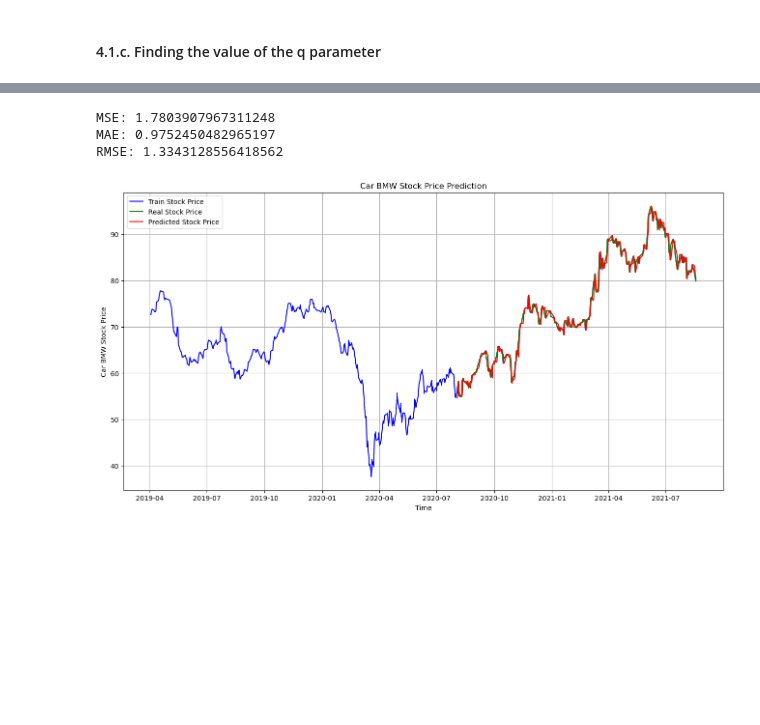
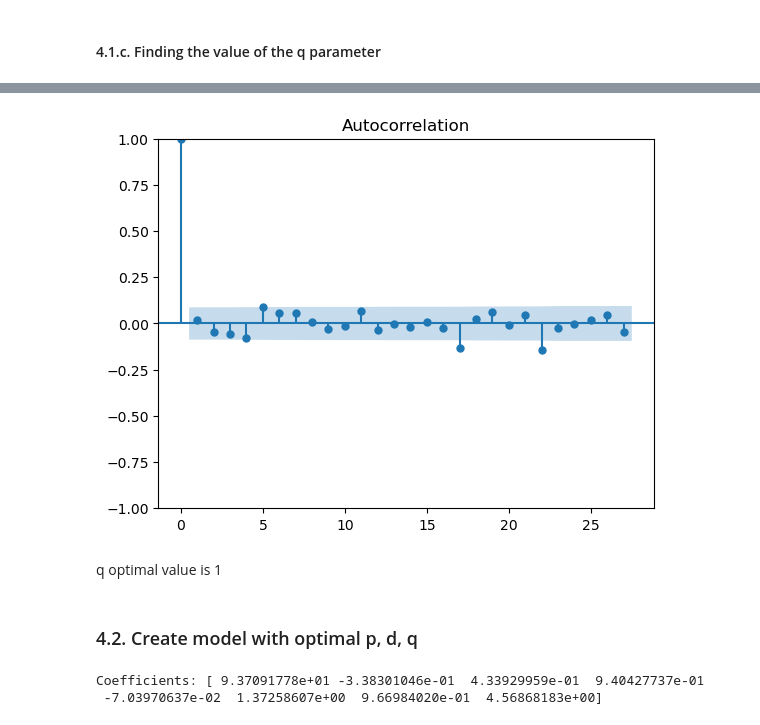
Before and after one commit to clee74/AI_Class, a Jupyter notebook: P1_Supervised/S2_Regression/Demonstration/Demo_2_ARMovingAverage.ipynb, the cells around one changed output, grey strips where cells are left out. Cells and saved outputs as stored; diff of their text form; code cells hidden in the pictures; blank space fills up the shorter version.

Commit message:
Update for ARIMA

```diff
--- a/P1_Supervised/S2_Regression/Demonstration/Demo_2_ARMovingAverage.ipynb
+++ b/P1_Supervised/S2_Regression/Demonstration/Demo_2_ARMovingAverage.ipynb
@@ -742,30 +416,8 @@ for i in range(1, len(y)):
-# %%
-from sklearn.metrics import mean_squared_error, mean_absolute_error
-import math
-import numpy as np
-# report performance
-mse = mean_squared_error(np.array(y), np.array(predictions))
-print('MSE: '+str(mse))
-mae = mean_absolute_error(np.array(y),np.array( predictions))
-print('MAE: '+str(mae))
-rmse = math.sqrt(mean_squared_error(np.array(y), np.array(predictions)))
-print('RMSE: '+str(rmse))
-# %% [output]
-MSE: 1.7803907967311248
-MAE: 0.9752450482965197
-RMSE: 1.3343128556418562
-# %%
-import matplotlib.pyplot as plt
-plt.figure(figsize=(16,8))
-plt.plot(df_BMW.index[-600:], df_BMW['Close'].tail(600), color='blue', label = 'Train Stock Price')
-plt.plot(test_data.index, y, color = 'green', label = 'Real Stock Price')
-plt.plot(test_data.index, predictions, color = 'red', label = 'Predicted Stock Price')
-plt.title('Car BMW Stock Price Prediction')
-plt.xlabel('Time')
-plt.ylabel('Car BMW Stock Price')
-plt.legend()
-plt.grid(True)
-plt.savefig('arima_model.pdf')
-plt.show()
-# %% [output]
-[figure, removed]
+# %%
+fig = plot_acf(df_TSM['Close'].diff().dropna())
+# %% [output]
+[figure, added]
+# %% [markdown]
+q optimal value is 1
+# %% [markdown]
+### 4.2. Create model with optimal p, d, q
@@ -771,0 +431,6 @@ plt.show()
+# %%
+# Obtain value of parameters after training/fitting
+print("Coefficients:", arima_trained.params)
+# %% [output]
+Coefficients: [ 9.37091778e+01 -3.38301046e-01  4.33929959e-01  9.40427737e-01
+ -7.03970637e-02  1.37258607e+00  9.66984020e-01  4.56868183e+00]
```
Also changed, not shown: parts of 75 cells of this notebook.
